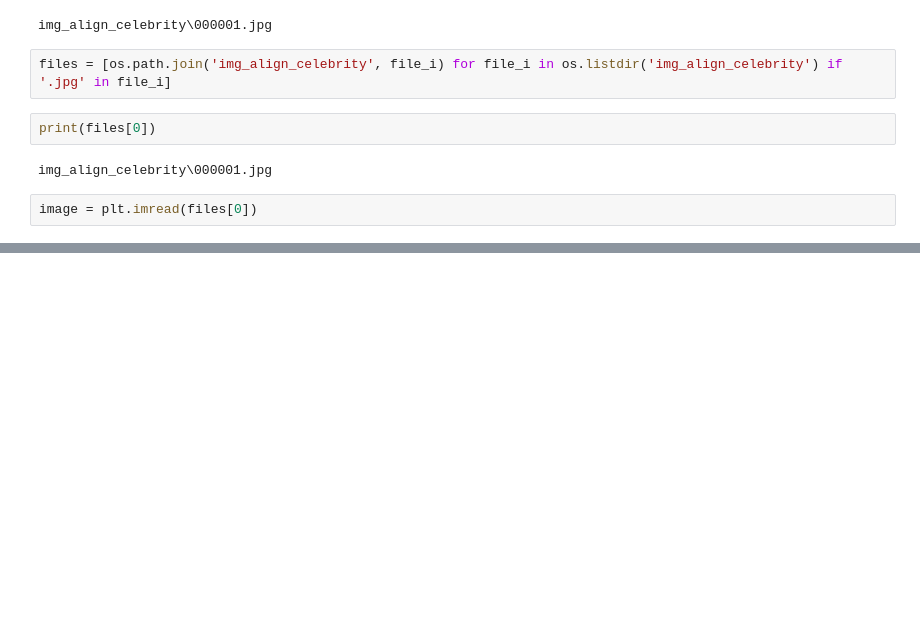
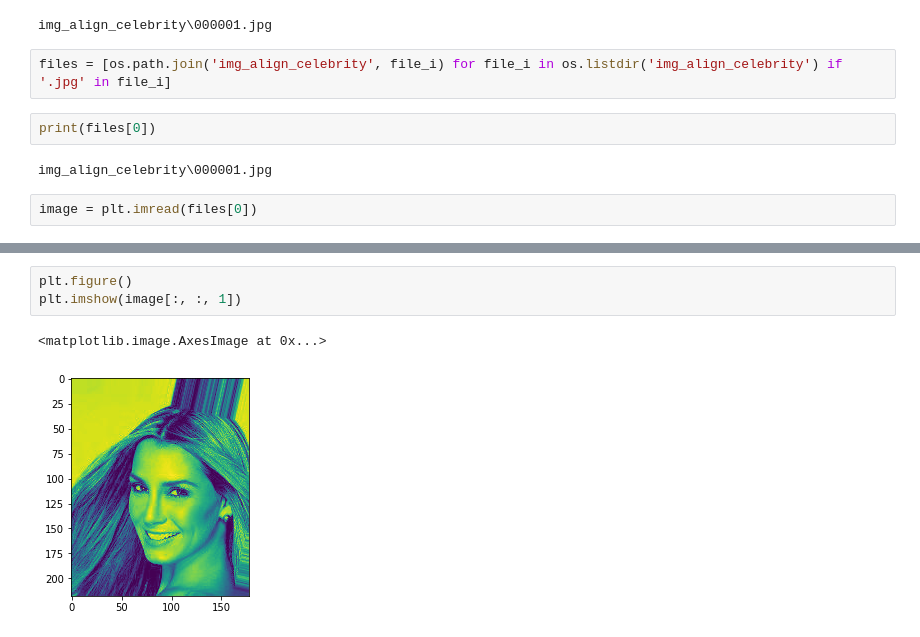
Before and after one commit to vimde/Deep-Learning, a Jupyter notebook: Prerequisites/Prerequisites - Basics.ipynb, the cells around one changed output, grey strips where cells are left out. Drawn from its saved outputs; the diff is of its cells as text; blank space fills up the shorter version.

```diff
--- a/Prerequisites/Prerequisites - Basics.ipynb
+++ b/Prerequisites/Prerequisites - Basics.ipynb
@@ -83,0 +103,6 @@ image = plt.imread(files[0])
+# %%
+plt.figure()
+plt.imshow(image[:, :, 1])
+# %% [output]
+<matplotlib.image.AxesImage at 0x...>
+[figure, added]
```
Also changed, not shown: parts of 10 cells of this notebook.
